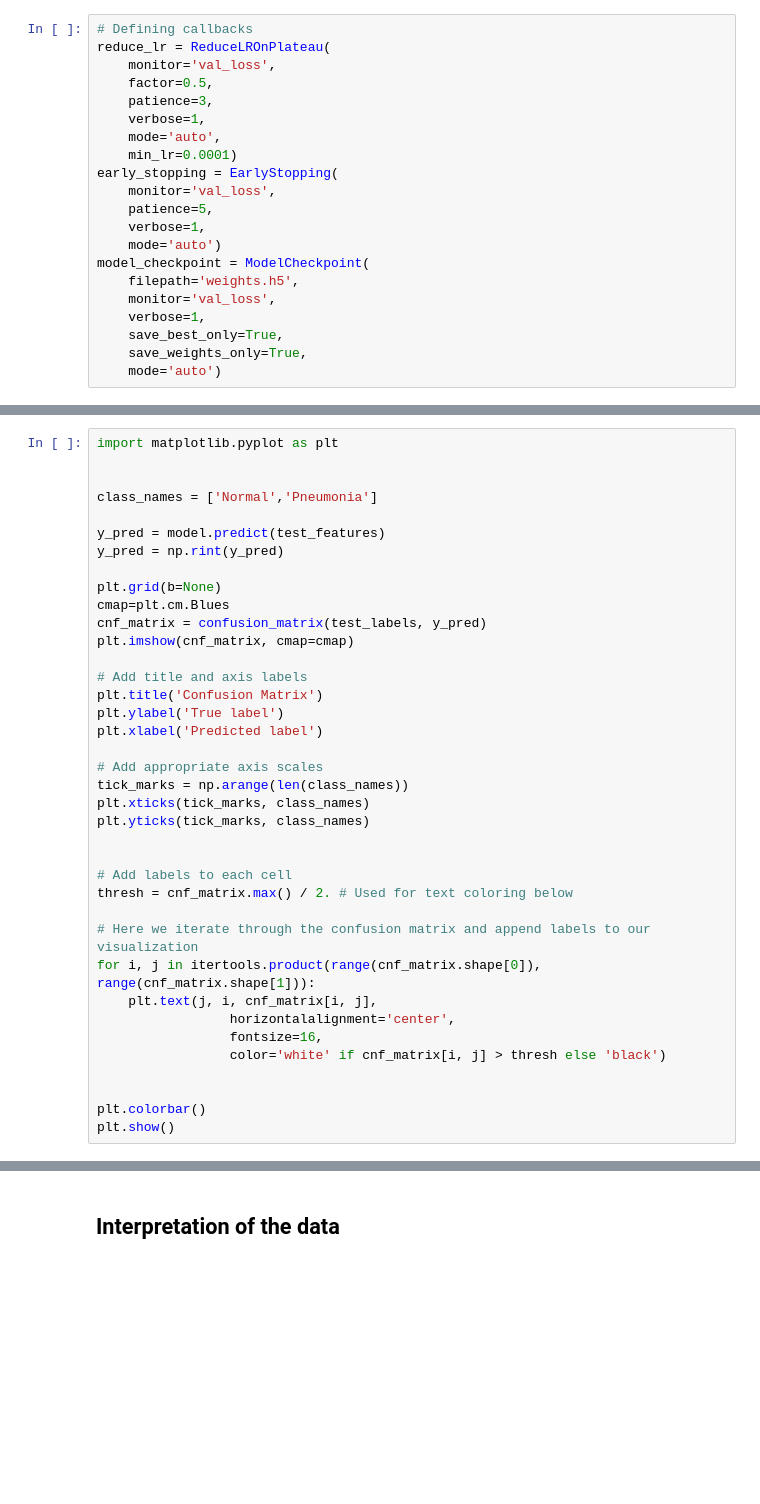
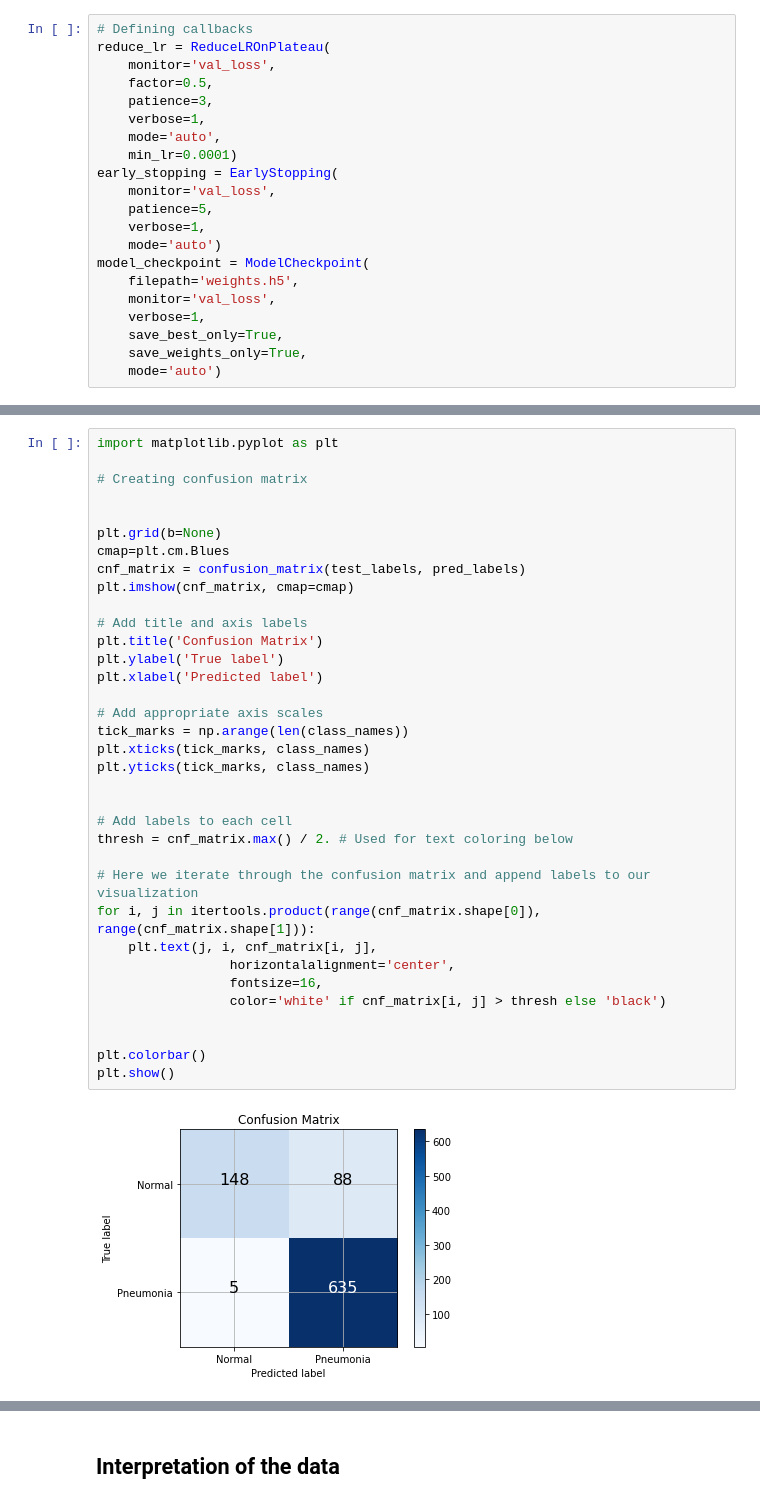
Before and after one commit to esraguzel/dsc-mod-4-project-v2-1-onl01-dtsc-ft-012120, a Jupyter notebook: index.ipynb, the cells around one changed output, grey strips where cells are left out. Cells and saved outputs as stored; diff of their text form; blank space fills up the shorter version.

```diff
--- a/index.ipynb
+++ b/index.ipynb
@@ -931,38 +1136,37 @@ print(classification_report(
 # %%
 import matplotlib.pyplot as plt
 
+# Creating confusion matrix
 
-class_names = ['Normal','Pneumonia']
-
-y_pred = model.predict(test_features)
-y_pred = np.rint(y_pred)
 
 plt.grid(b=None)
 cmap=plt.cm.Blues
-cnf_matrix = confusion_matrix(test_labels, y_pred)
+cnf_matrix = confusion_matrix(test_labels, pred_labels)
 plt.imshow(cnf_matrix, cmap=cmap)
 
 # Add title and axis labels
 plt.title('Confusion Matrix')
 plt.ylabel('True label')
 plt.xlabel('Predicted label')
 
 # Add appropriate axis scales
 tick_marks = np.arange(len(class_names))
 plt.xticks(tick_marks, class_names)
 plt.yticks(tick_marks, class_names)
 
 
 # Add labels to each cell
 thresh = cnf_matrix.max() / 2. # Used for text coloring below
 
 # Here we iterate through the confusion matrix and append labels to our visualization
 for i, j in itertools.product(range(cnf_matrix.shape[0]), range(cnf_matrix.shape[1])):
     plt.text(j, i, cnf_matrix[i, j],
                  horizontalalignment='center',
                  fontsize=16,
                  color='white' if cnf_matrix[i, j] > thresh else 'black')
 
 
 plt.colorbar()
 plt.show()
+# %% [output]
+[figure, added]
```
Also changed, not shown: parts of 97 cells of this notebook, 12 other files.
